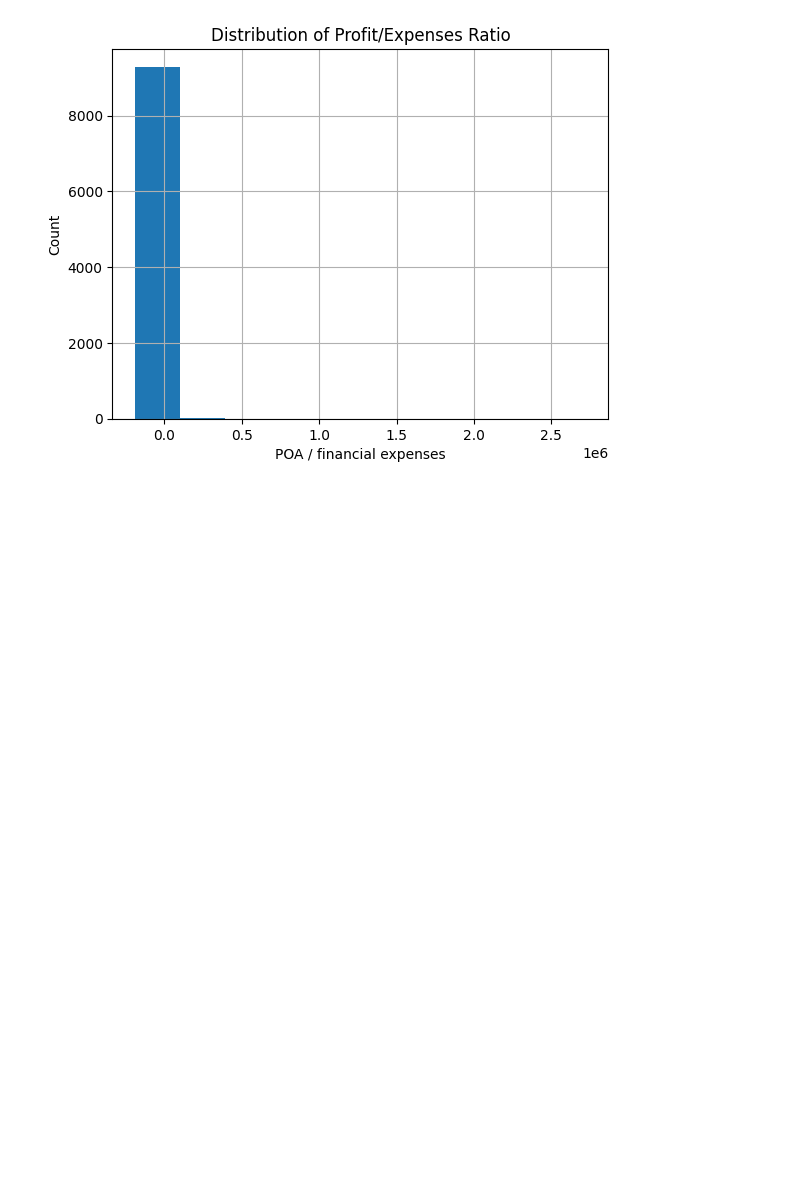
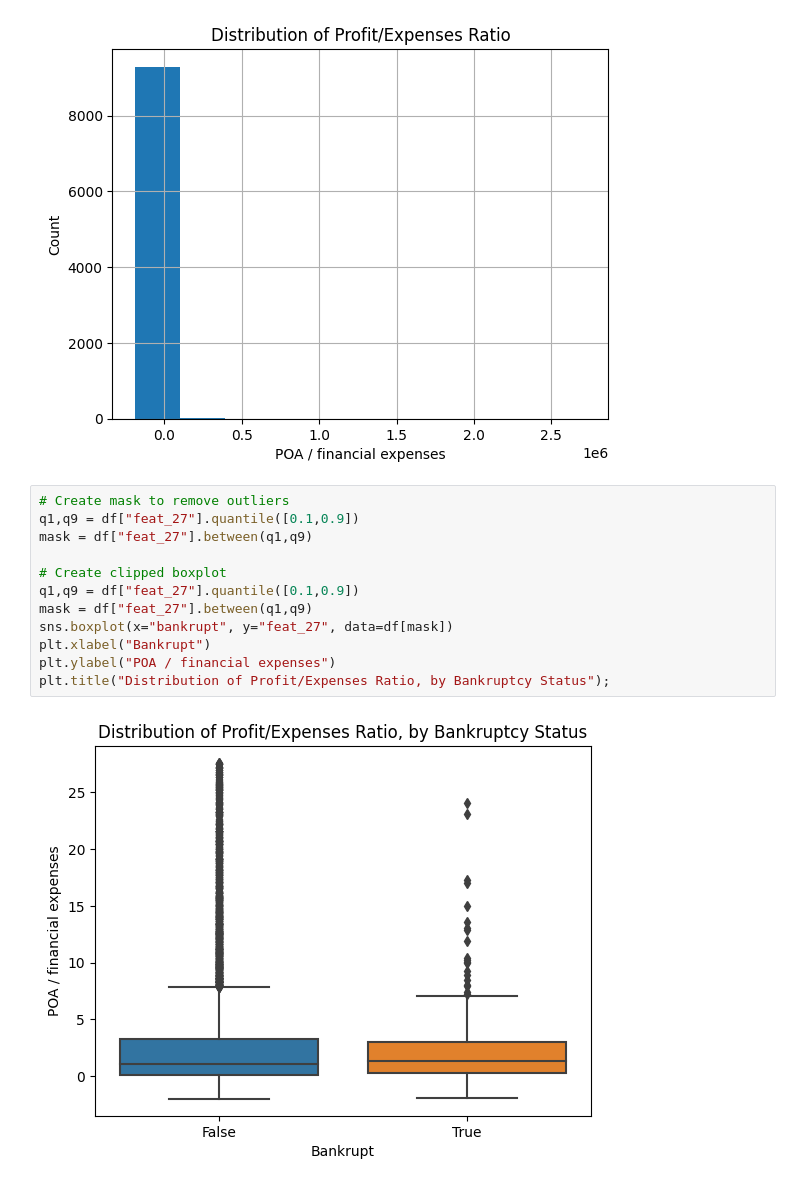
Before and after one commit to noelogbuagu/Data_Science_Portfolio, a Jupyter notebook: 5_Predicting_Bankruptcy/notebook.ipynb, the cells around one changed output. Drawn from its saved outputs; the diff is of its cells as text; blank space fills up the shorter version.

Commit message:
Update notebook.ipynb
Finished initial exploration and splitting the data. Moving on to resampling.

```diff
--- a/5_Predicting_Bankruptcy/notebook.ipynb
+++ b/5_Predicting_Bankruptcy/notebook.ipynb
@@ -181,3 +182,17 @@ plt.ylabel("Count"),
 plt.title("Distribution of Profit/Expenses Ratio");
 # %% [output]
 [figure]
+# %%
+# Create mask to remove outliers
+q1,q9 = df["feat_27"].quantile([0.1,0.9])
+mask = df["feat_27"].between(q1,q9)
+
+# Create clipped boxplot
+q1,q9 = df["feat_27"].quantile([0.1,0.9])
+mask = df["feat_27"].between(q1,q9)
+sns.boxplot(x="bankrupt", y="feat_27", data=df[mask])
+plt.xlabel("Bankrupt")
+plt.ylabel("POA / financial expenses")
+plt.title("Distribution of Profit/Expenses Ratio, by Bankruptcy Status");
+# %% [output]
+[figure, added]
```
Also changed, not shown: parts of 17 cells of this notebook.
